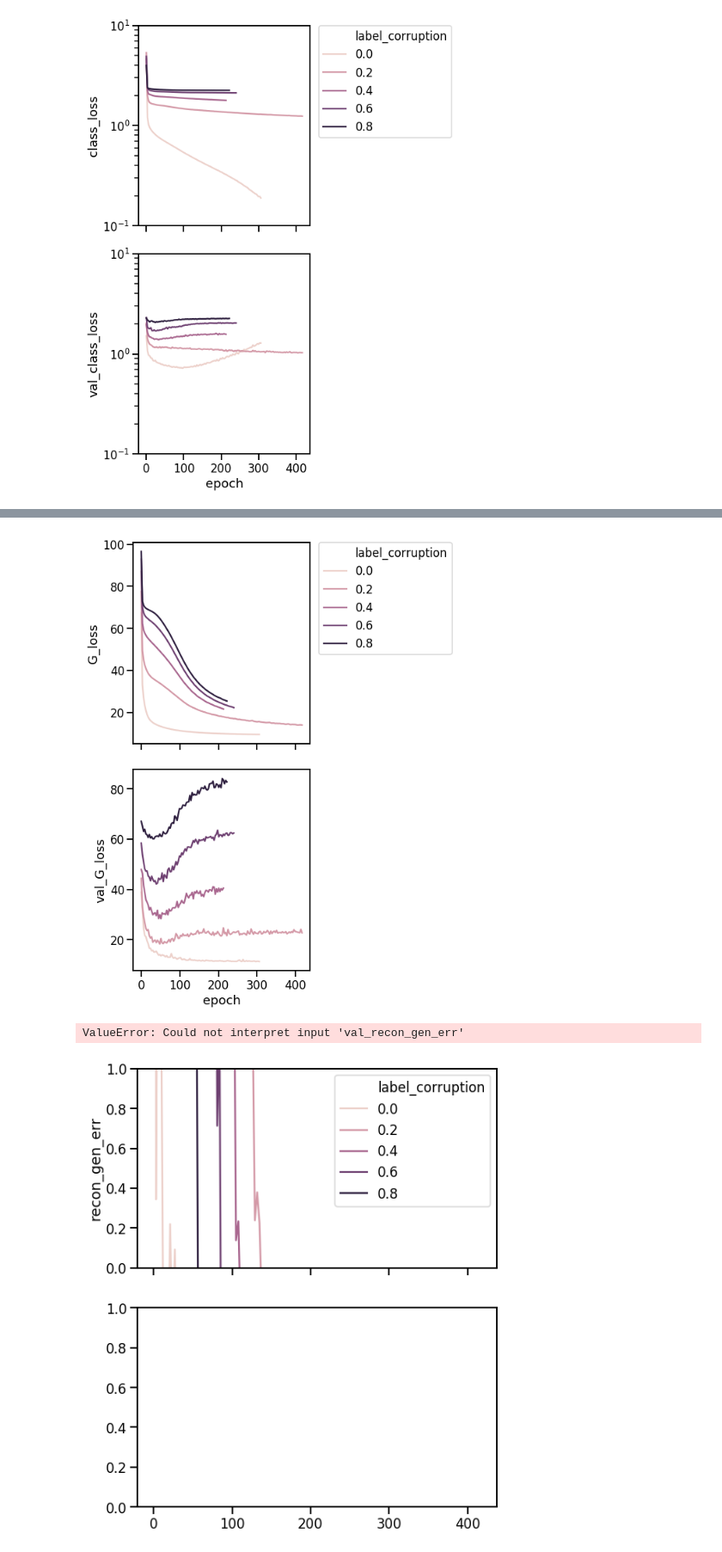
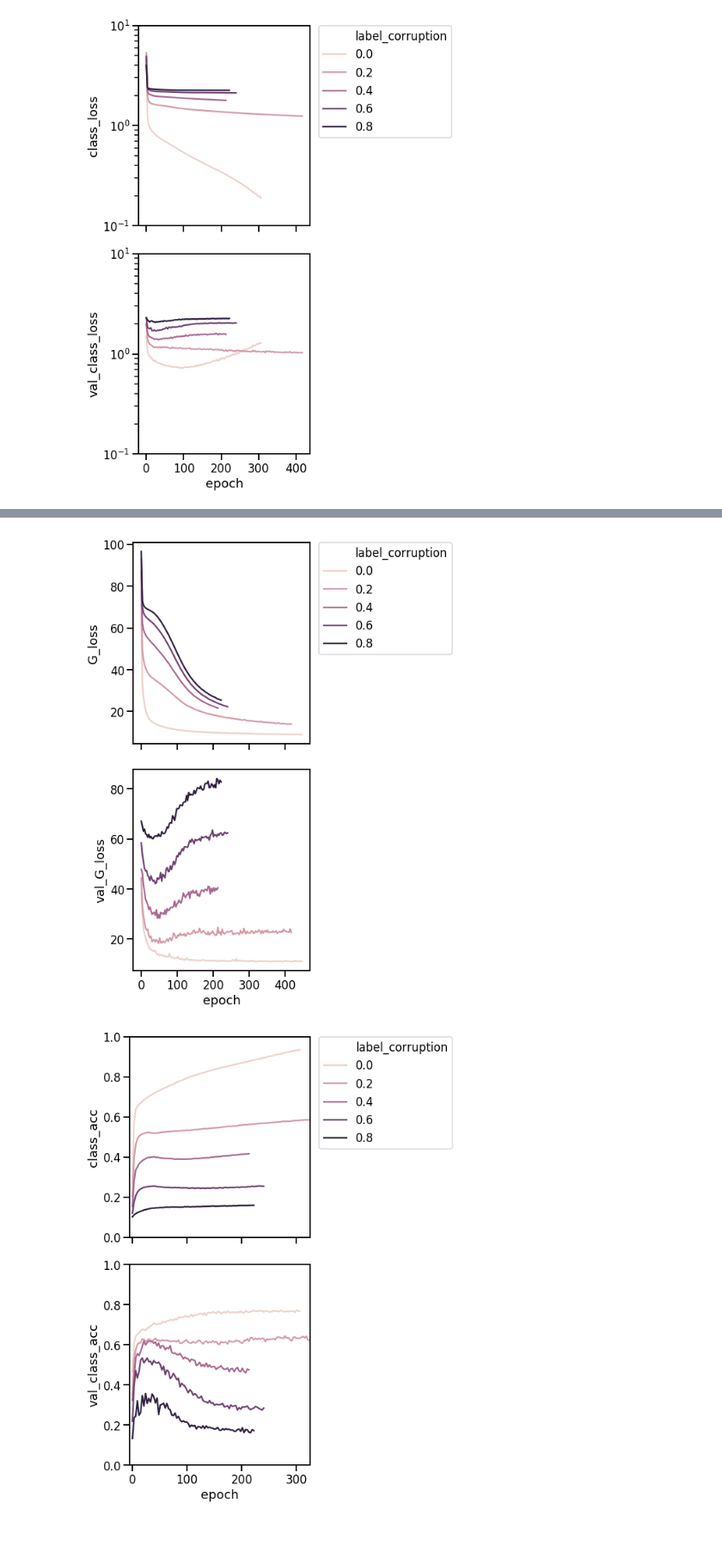
Before and after one commit to elijahc/vae, a Jupyter notebook: notebooks/corrupted_labels_3x_z_5.ipynb, the cells around one changed output, grey strips where cells are left out. Shown at 86% size. Saved outputs shown, nothing was run; the diff lists cells and outputs as text; code cells hidden in the pictures.

```diff
--- a/notebooks/corrupted_labels_3x_z_5.ipynb
+++ b/notebooks/corrupted_labels_3x_z_5.ipynb
@@ -131,0 +266,13 @@ model_specs = [load_model_spec(rd) for rd in runs]
+# %%
+fig,axs = plt.subplots(3,1,figsize=(5,15),sharex=True,sharey=True)
+
+sns.boxplot(x='xent',y='class',hue='ecc_max',data=y_I_df.query('recon == 25 & label_corruption == 0.0 & ecc_max <= 0.4'),
+            palette='Blues',ax=axs[0],
+            )
+
+sns.boxplot(x='xent',y='dx',hue='ecc_max',data=y_I_df.query('recon == 25 & label_corruption == 0.0'),
+            palette='Blues',ax=axs[1],
+            )
+sns.boxplot(x='xent',y='dy',hue='ecc_max',data=y_I_df.query('recon == 25 & label_corruption == 0.0'),
+            palette='Blues',ax=axs[2],
+            )
@@ -214,7 +379,7 @@ def train_plot(metric,filts={'ecc_max':0.0,'architecture':'no_recon'},pop_out_le
 # %%
 def train_plot(metric,
                filts={'ecc_max':0.0,'architecture':'no_recon'},
-               pop_out_legend=True,legend='full',acc_hlines=True,
+               pop_out_legend=True,legend='full',acc_hlines=True,hue='label_corruption',style=None,
                sp_kw=None,):
     pd_query = []
     for k in filts.keys():
@@ -234,9 +399,9 @@ def train_plot(metric,
                            subplot_kw=sp_kw,
                           )
 
-    es_range = fmin_search(hist_df).loc[(filts['ecc_max'],filts['architecture'])]
+#     es_range = fmin_search(hist_df).loc[(filts['ecc_max'],filts['architecture'])]
     for ax,v,leg in zip(axs,['{}','val_{}'],[legend,None]):
-        sns.lineplot(x='epoch',y=v.format(metric),hue='label_corruption',
+        sns.lineplot(x='epoch',y=v.format(metric),hue=hue,style=style,
                      data=hist_df.query(' & '.join(pd_query)),
                      legend=leg,ax=ax)
         if acc_hlines:
@@ -323,19 +503,23 @@ fig = train_plot(metric='G_loss',
                  },
                  filts={
                      'ecc_max':0.8,
-                     'architecture':'recon'
+                     'architecture':'recon',
+#                      'xent': 0,
                  },acc_hlines=False)
 # %% [output]
-[figure, old version]
+[figure, new version]
 # %%
-fig = train_plot(metric='recon_gen_err',
+fig = train_plot(metric='class_acc',
                  sp_kw={
-                     'ylim':(0,1)
+#                      'yscale':'log',
+                     'ylim':(0,1),
+                     'xlim':(-5,325)
+
                  },
                  filts={
                      'ecc_max':0.8,
-                     'architecture':'recon'
+                     'architecture':'recon',
+                     'xent':15,
                  },acc_hlines=False)
 # %% [output]
-ValueError: Could not interpret input 'val_recon_gen_err'
-[figure, old version]
+[figure, new version]
```
Also changed, not shown: parts of 26 cells of this notebook, 2 other files.
